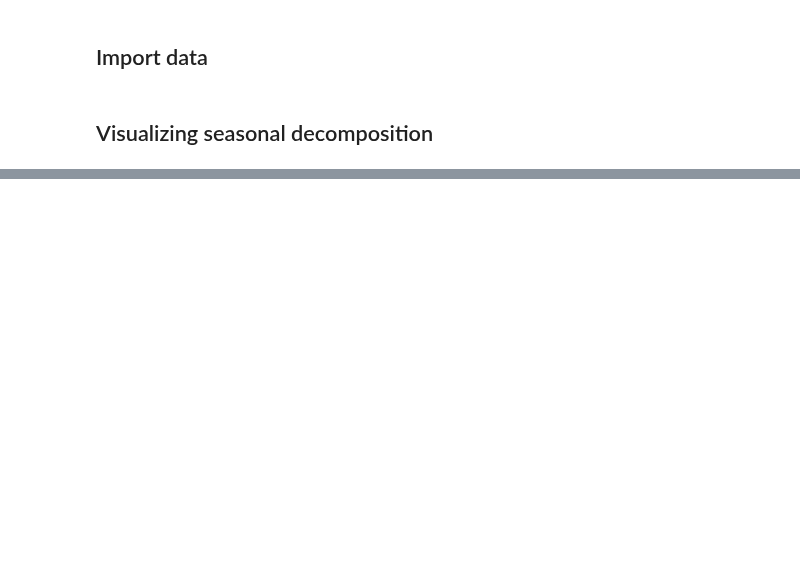
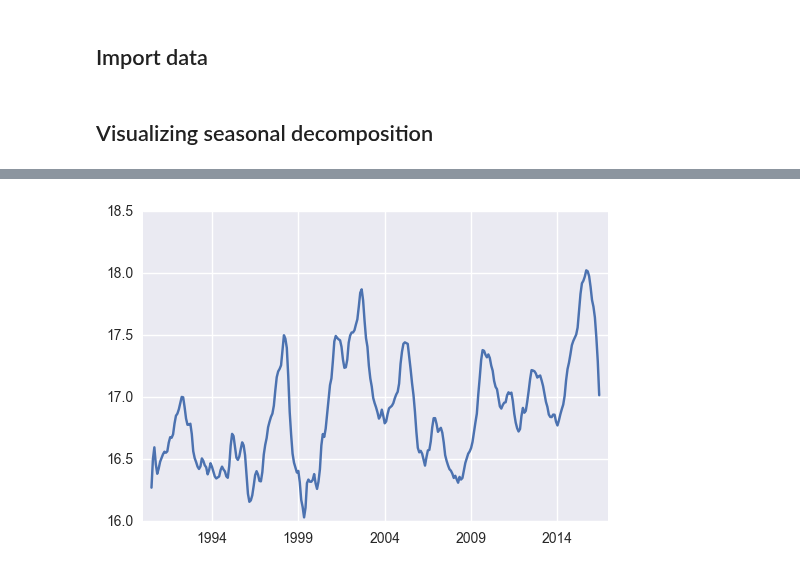
Before and after one commit to mohsseha/DSI-BOS-students, a Jupyter notebook: ntmitchell/capstone project/EDA--temperatures.ipynb, the cells around one changed output, grey strips where cells are left out. Drawn from its saved outputs; the diff is of its cells as text; code cells hidden in the pictures; blank space fills up the shorter version.

```diff
--- a/ntmitchell/capstone project/EDA--temperatures.ipynb
+++ b/ntmitchell/capstone project/EDA--temperatures.ipynb
@@ -51,0 +38,5 @@ temperatures.temperature_data
+# %%
+seasonal_decompose(bn_temperatures_monthly_averages).trend.plot()
+plt.show()
+# %% [output]
+[figure, added]
```
Also changed, not shown: parts of 7 cells of this notebook, 5 other files.
